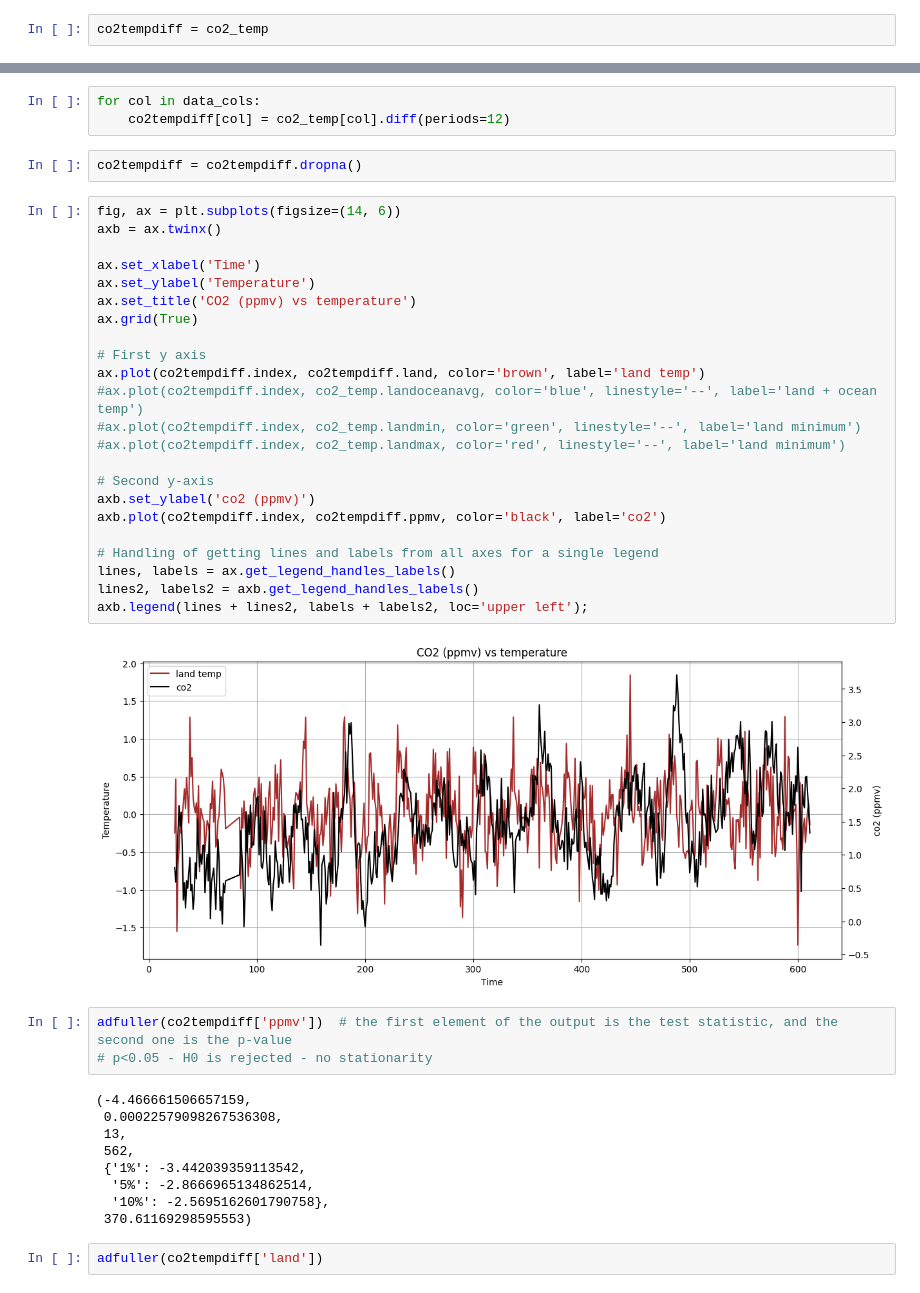
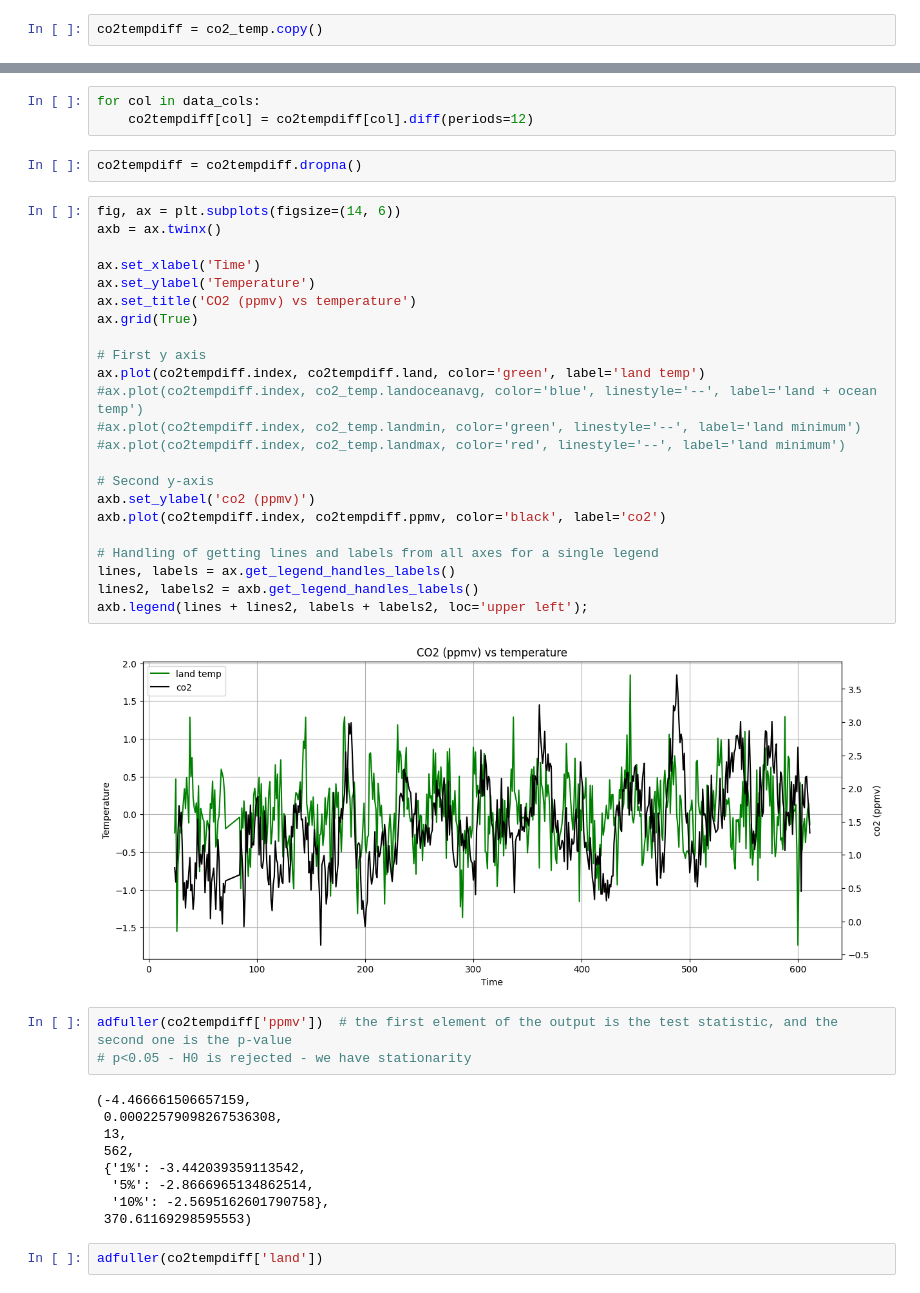
Before and after one commit to subthalamic/subthalamic, a Jupyter notebook: climate-change/climate-change-month.ipynb, the cells around one changed output, grey strips where cells are left out. Saved outputs shown, nothing was run; the diff lists cells and outputs as text.

```diff
--- a/climate-change/climate-change-month.ipynb
+++ b/climate-change/climate-change-month.ipynb
@@ -145,7 +145,7 @@ co2_temp.shape
 # %% [output]
 (588, 8)
 # %%
-co2tempdiff = co2_temp
+co2tempdiff = co2_temp.copy()
 # %%
 data_cols = co2tempdiff.columns[3:]
 # %%
@@ -154,37 +154,37 @@ data_cols
 Index(['ppmv', 'land', 'landmax', 'landmin', 'landoceanavg'], dtype='object')
 # %%
 for col in data_cols:
-    co2tempdiff[col] = co2_temp[col].diff(periods=12)
+    co2tempdiff[col] = co2tempdiff[col].diff(periods=12)
 # %%
 co2tempdiff = co2tempdiff.dropna()
 # %%
 fig, ax = plt.subplots(figsize=(14, 6))
 axb = ax.twinx()
 
 ax.set_xlabel('Time')
 ax.set_ylabel('Temperature')
 ax.set_title('CO2 (ppmv) vs temperature')
 ax.grid(True)
 
 # First y axis
-ax.plot(co2tempdiff.index, co2tempdiff.land, color='brown', label='land temp')
+ax.plot(co2tempdiff.index, co2tempdiff.land, color='green', label='land temp')
 #ax.plot(co2tempdiff.index, co2_temp.landoceanavg, color='blue', linestyle='--', label='land + ocean temp')
 #ax.plot(co2tempdiff.index, co2_temp.landmin, color='green', linestyle='--', label='land minimum')
 #ax.plot(co2tempdiff.index, co2_temp.landmax, color='red', linestyle='--', label='land minimum')
 
 # Second y-axis
 axb.set_ylabel('co2 (ppmv)')
 axb.plot(co2tempdiff.index, co2tempdiff.ppmv, color='black', label='co2')
 
 # Handling of getting lines and labels from all axes for a single legend
 lines, labels = ax.get_legend_handles_labels()
 lines2, labels2 = axb.get_legend_handles_labels()
 axb.legend(lines + lines2, labels + labels2, loc='upper left');
 # %% [output]
-[figure, old version]
+[figure, new version]
 # %%
 adfuller(co2tempdiff['ppmv'])  # the first element of the output is the test statistic, and the second one is the p-value
-# p<0.05 - H0 is rejected - no stationarity
+# p<0.05 - H0 is rejected - we have stationarity
 # %% [output]
 (-4.466661506657159,
  0.00022579098267536308,
```
Also changed, not shown: parts of 11 cells of this notebook, 1 other file.
